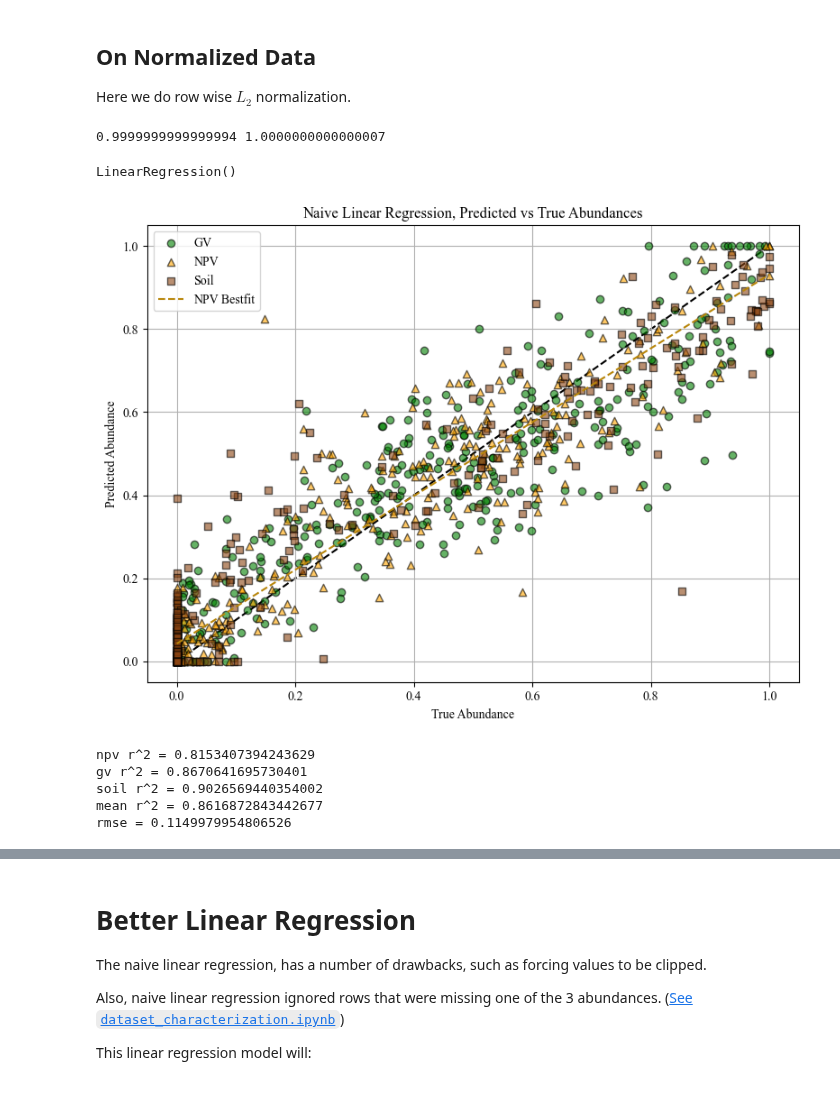
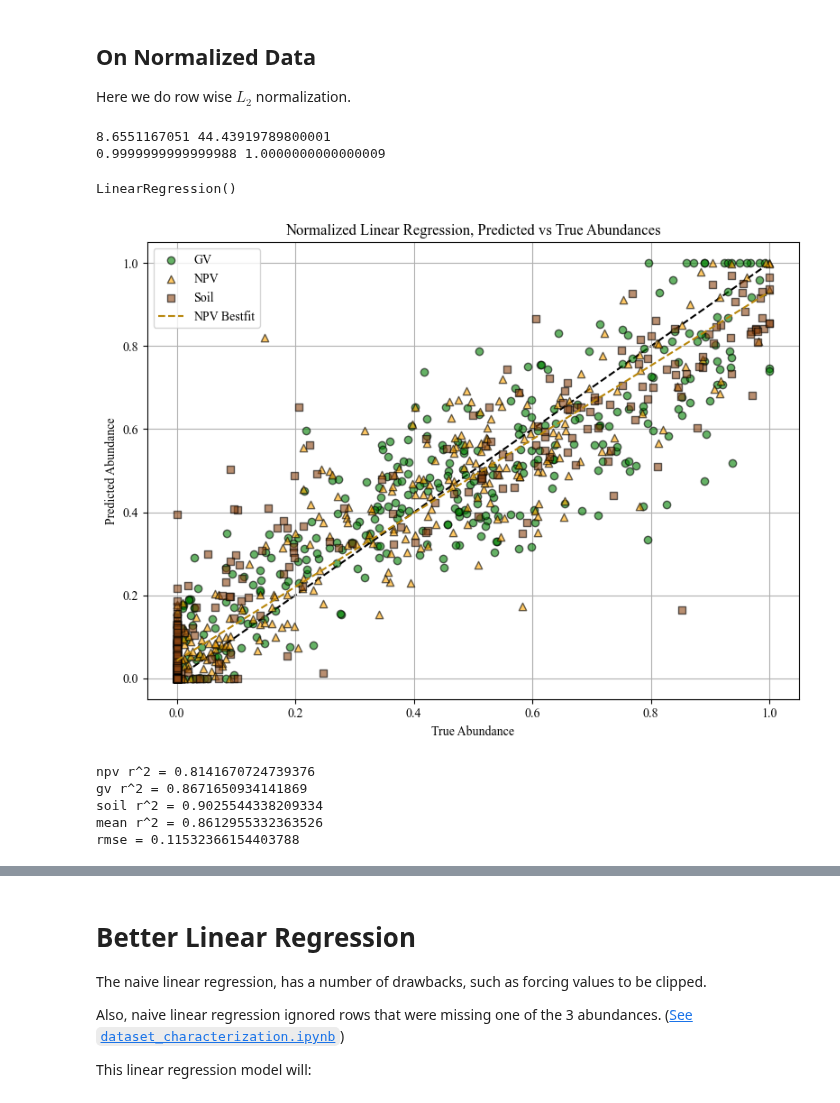
Before and after one commit to utat-ss/FINCH-Science_Unmixing, a Jupyter notebook: runs/classicalml/linear_reg/linear_regression.ipynb, the cells around one changed output, grey strips where cells are left out. Cells and saved outputs as stored; diff of their text form; code cells hidden in the pictures.

Commit message:
more normalization and linear regression work

```diff
--- a/runs/classicalml/linear_reg/linear_regression.ipynb
+++ b/runs/classicalml/linear_reg/linear_regression.ipynb
@@ -115,15 +115,17 @@ helper_functions.ternary_abundances(y_test, ab_clipped_predictions, model_name="
 Here we do row wise $L_2$ normalization.
 # %%
 dataset = nr900to1690_raw
-norms = np.sqrt(np.square(dataset).sum(axis=1))
-normalized_dataset = dataset.copy()
-for i in range(dataset.shape[0]):
-    normalized_dataset.loc[i] /= norms[i]
-post_norms = np.sqrt(np.square(normalized_dataset).sum(axis=1))
+# norms = np.sqrt(np.square(dataset).sum(axis=1)).to_numpy()
+norms = dataset.sum(axis=1).to_numpy()
+print(norms.min(), norms.max())
+normalized_dataset = dataset.copy().to_numpy() / norms[:, np.newaxis]
+# post_norms = np.sqrt(np.square(normalized_dataset).sum(axis=1))
+post_norms = normalized_dataset.sum(axis=1)
 print(post_norms.min(), post_norms.max())
 nr900to1690 = normalized_dataset
 # %% [output]
-0.9999999999999994 1.0000000000000007
+8.6551167051 44.43919789800001
+0.9999999999999988 1.0000000000000009
 # %%
 X_train, X_test, y_train, y_test = sklearn.model_selection.train_test_split(nr900to1690, fractions.to_numpy(), test_size=0.2, random_state=42)
 normalized_regression = sklearn.linear_model.LinearRegression()
@@ -133,25 +135,25 @@ LinearRegression()
 # %%
 ab_true_np_array = y_test
 ab_predictions = normalized_regression.predict(X_test)
 ab_clipped_predictions = np.clip(ab_predictions, a_min=0, a_max=1)
 ab_clipnormed_predictions = ab_clipped_predictions / ab_clipped_predictions.sum(axis=1)[:, np.newaxis]
 helper_functions.plot_preds(
     ab_true=ab_true_np_array,
     ab_pred=ab_clipped_predictions,
-    model_name="Naive Linear Regression",
+    model_name="Normalized Linear Regression",
     save_path="naive_linear_regression_pred_plot.svg"
 )
 slope, intercept, r, p, se = scipy.stats.linregress(ab_true_np_array, ab_clipnormed_predictions)
 print(f"npv r^2 = {r[0]**2}")
 print(f"gv r^2 = {r[1]**2}")
 print(f"soil r^2 = {r[2]**2}")
 print(f"mean r^2 = {np.square(r).mean()}")
 rmse = sklearn.metrics.root_mean_squared_error(ab_true_np_array, ab_clipnormed_predictions)
 print(f"rmse = {rmse}")
 # %% [output]
-[figure, old version]
+[figure, new version]
-npv r^2 = 0.8153407394243629
-gv r^2 = 0.8670641695730401
-soil r^2 = 0.9026569440354002
-mean r^2 = 0.8616872843442677
-rmse = 0.1149979954806526
+npv r^2 = 0.8141670724739376
+gv r^2 = 0.8671650934141869
+soil r^2 = 0.9025544338209334
+mean r^2 = 0.8612955332363526
+rmse = 0.11532366154403788
```
Also changed, not shown: parts of 5 cells of this notebook, 2 other files.
